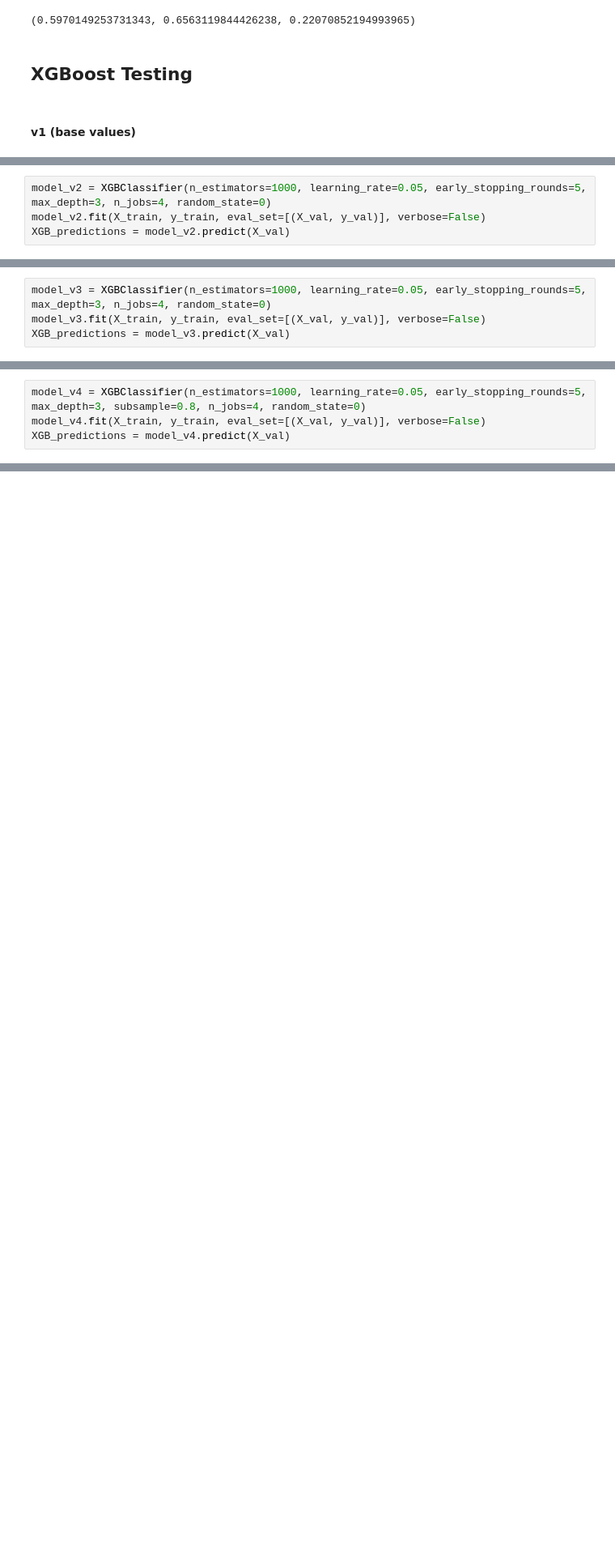
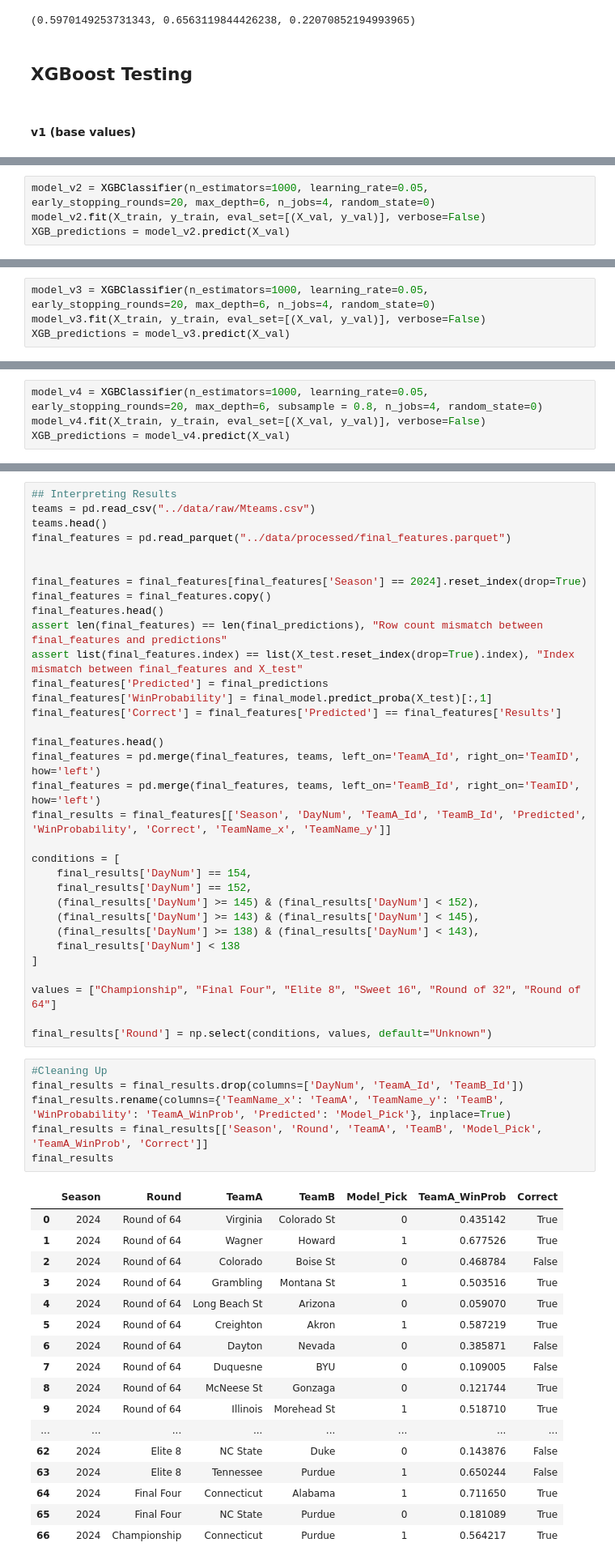
Before and after one commit to krishna-kasuganti/ncaa-bracket-model, a Jupyter notebook: notebooks/03_modeling.ipynb, the cells around one changed output, grey strips where cells are left out. Shown at 81% size. Saved outputs shown, nothing was run; the diff lists cells and outputs as text; blank space fills up the shorter version.

```diff
--- a/notebooks/03_modeling.ipynb
+++ b/notebooks/03_modeling.ipynb
@@ -69,5 +75,5 @@ XGB1_accuracy, XGB1_logloss, XGB1_brier_score
 # %%
-model_v2 = XGBClassifier(n_estimators=1000, learning_rate=0.05, early_stopping_rounds=5, max_depth=3, n_jobs=4, random_state=0)
+model_v2 = XGBClassifier(n_estimators=1000, learning_rate=0.05, early_stopping_rounds=20, max_depth=6, n_jobs=4, random_state=0)
 model_v2.fit(X_train, y_train, eval_set=[(X_val, y_val)], verbose=False)
 XGB_predictions = model_v2.predict(X_val)
 # %%
@@ -83,5 +92,5 @@ XGB2_accuracy, XGB2_logloss, XGB2_brier_score
 # %%
-model_v3 = XGBClassifier(n_estimators=1000, learning_rate=0.05, early_stopping_rounds=5, max_depth=3, n_jobs=4, random_state=0)
+model_v3 = XGBClassifier(n_estimators=1000, learning_rate=0.05, early_stopping_rounds=20, max_depth=6, n_jobs=4, random_state=0)
 model_v3.fit(X_train, y_train, eval_set=[(X_val, y_val)], verbose=False)
 XGB_predictions = model_v3.predict(X_val)
 # %%
@@ -97,5 +106,5 @@ XGB3_accuracy, XGB3_logloss, XGB3_brier_score
 # %%
-model_v4 = XGBClassifier(n_estimators=1000, learning_rate=0.05, early_stopping_rounds=5, max_depth=3, subsample=0.8, n_jobs=4, random_state=0)
+model_v4 = XGBClassifier(n_estimators=1000, learning_rate=0.05, early_stopping_rounds=20, max_depth=6, subsample = 0.8, n_jobs=4, random_state=0)
 model_v4.fit(X_train, y_train, eval_set=[(X_val, y_val)], verbose=False)
 XGB_predictions = model_v4.predict(X_val)
 # %%
@@ -147,0 +131,57 @@ final_accuracy, final_logloss, final_brier_score
+# %%
+## Interpreting Results
+teams = pd.read_csv("../data/raw/Mteams.csv")
+teams.head()
+final_features = pd.read_parquet("../data/processed/final_features.parquet")
+
+
+final_features = final_features[final_features['Season'] == 2024].reset_index(drop=True)
+final_features = final_features.copy()
+final_features.head()
+assert len(final_features) == len(final_predictions), "Row count mismatch between final_features and predictions"
+assert list(final_features.index) == list(X_test.reset_index(drop=True).index), "Index mismatch between final_features and X_test"
+final_features['Predicted'] = final_predictions
+final_features['WinProbability'] = final_model.predict_proba(X_test)[:,1]
+final_features['Correct'] = final_features['Predicted'] == final_features['Results']
+
+final_features.head()
+final_features = pd.merge(final_features, teams, left_on='TeamA_Id', right_on='TeamID', how='left')
+final_features = pd.merge(final_features, teams, left_on='TeamB_Id', right_on='TeamID', how='left')
+final_results = final_features[['Season', 'DayNum', 'TeamA_Id', 'TeamB_Id', 'Predicted', 'WinProbability', 'Correct', 'TeamName_x', 'TeamName_y']]
+
+conditions = [
+    final_results['DayNum'] == 154,
+    final_results['DayNum'] == 152,
+    (final_results['DayNum'] >= 145) & (final_results['DayNum'] < 152),
+    (final_results['DayNum'] >= 143) & (final_results['DayNum'] < 145),
+    (final_results['DayNum'] >= 138) & (final_results['DayNum'] < 143),
+    final_results['DayNum'] < 138
+]
+
+values = ["Championship", "Final Four", "Elite 8", "Sweet 16", "Round of 32", "Round of 64"]
+
+final_results['Round'] = np.select(conditions, values, default="Unknown")
+# %%
+#Cleaning Up
+final_results = final_results.drop(columns=['DayNum', 'TeamA_Id', 'TeamB_Id'])
+final_results.rename(columns={'TeamName_x': 'TeamA', 'TeamName_y': 'TeamB', 'WinProbability': 'TeamA_WinProb', 'Predicted': 'Model_Pick'}, inplace=True)
+final_results = final_results[['Season', 'Round', 'TeamA', 'TeamB', 'Model_Pick', 'TeamA_WinProb', 'Correct']]
+final_results
+# %% [output]
+|  | Season | Round | TeamA | TeamB | Model_Pick | TeamA_WinProb | Correct |
+| 0 | 2024 | Round of 64 | Virginia | Colorado St | 0 | 0.435142 | True |
+| 1 | 2024 | Round of 64 | Wagner | Howard | 1 | 0.677526 | True |
+| 2 | 2024 | Round of 64 | Colorado | Boise St | 0 | 0.468784 | False |
+| 3 | 2024 | Round of 64 | Grambling | Montana St | 1 | 0.503516 | True |
+| 4 | 2024 | Round of 64 | Long Beach St | Arizona | 0 | 0.059070 | True |
+| 5 | 2024 | Round of 64 | Creighton | Akron | 1 | 0.587219 | True |
+| 6 | 2024 | Round of 64 | Dayton | Nevada | 0 | 0.385871 | False |
+| 7 | 2024 | Round of 64 | Duquesne | BYU | 0 | 0.109005 | False |
+| 8 | 2024 | Round of 64 | McNeese St | Gonzaga | 0 | 0.121744 | True |
+| 9 | 2024 | Round of 64 | Illinois | Morehead St | 1 | 0.518710 | True |
+| ... | ... | ... | ... | ... | ... | ... | ... |
+| 62 | 2024 | Elite 8 | NC State | Duke | 0 | 0.143876 | False |
+| 63 | 2024 | Elite 8 | Tennessee | Purdue | 1 | 0.650244 | False |
+| 64 | 2024 | Final Four | Connecticut | Alabama | 1 | 0.711650 | True |
+| 65 | 2024 | Final Four | NC State | Purdue | 0 | 0.181089 | True |
+| 66 | 2024 | Championship | Connecticut | Purdue | 1 | 0.564217 | True |
```
Also changed, not shown: parts of 19 cells of this notebook, 2 other files.
